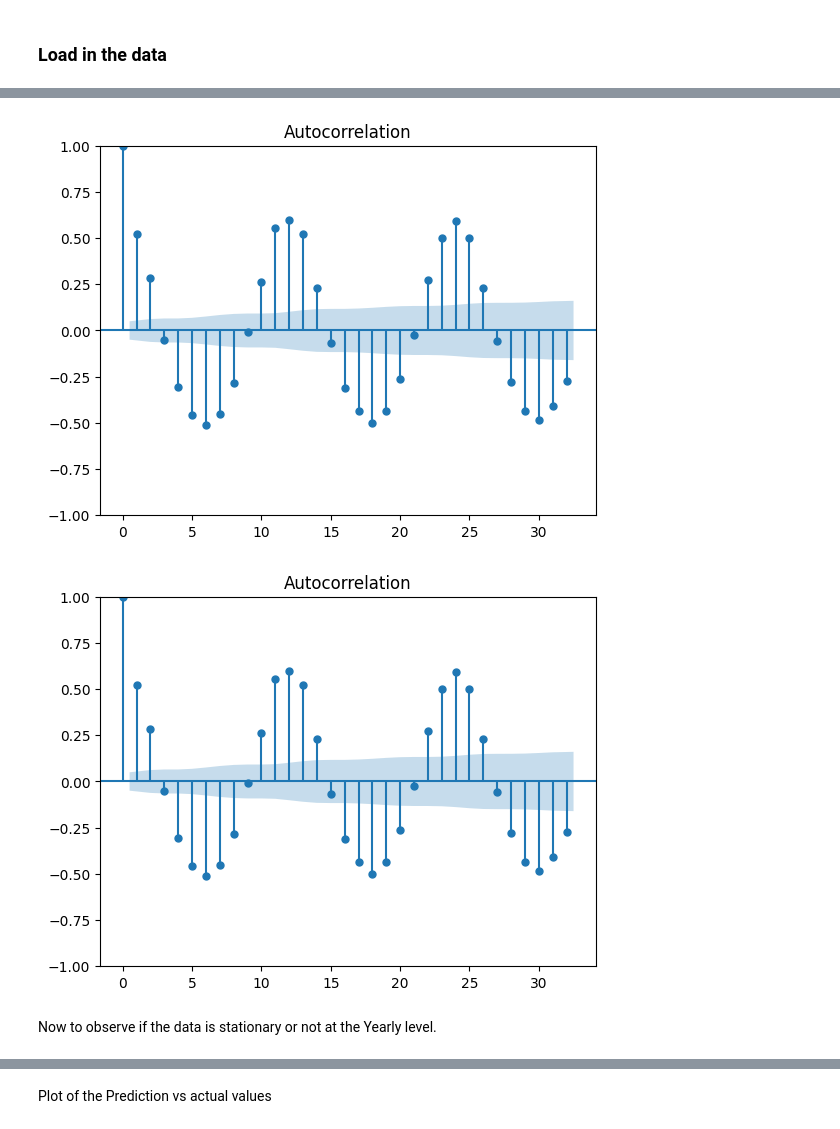
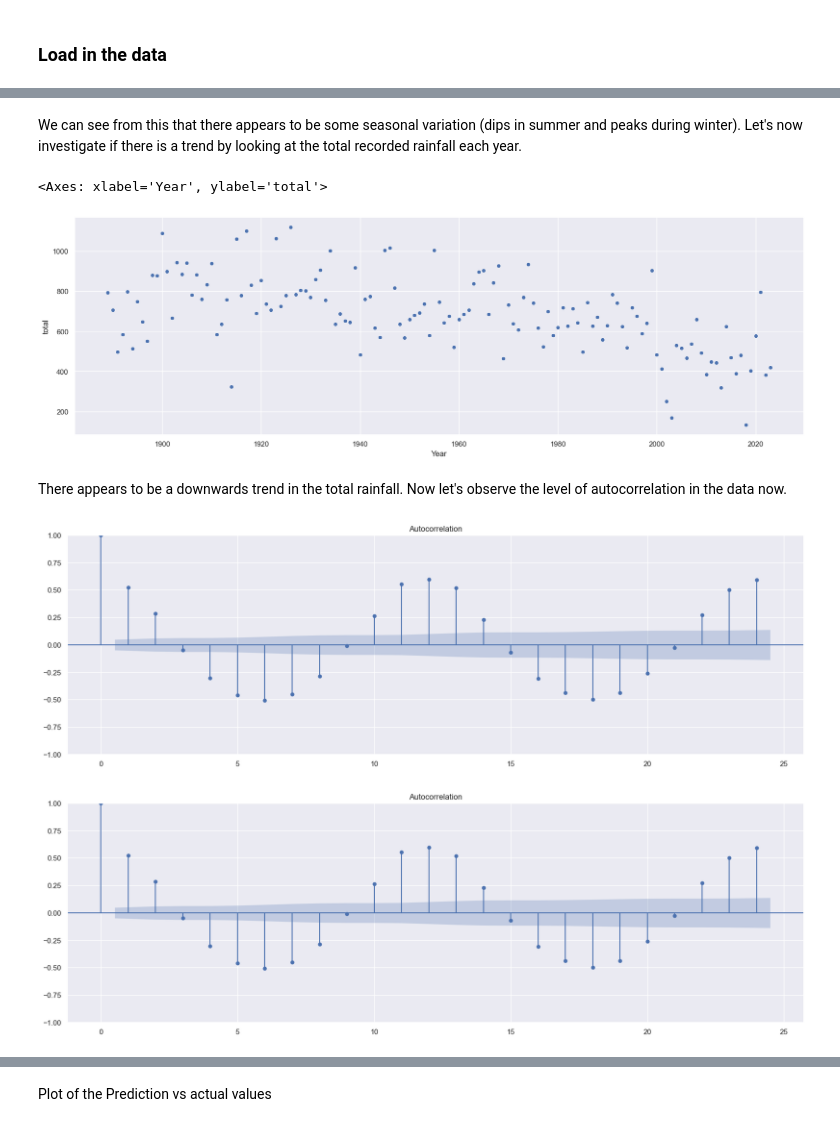
Before and after one commit to JordanBrown98/Gingin-WA-Rainfall-Analysis, a Jupyter notebook: Gingin_Analysis.ipynb, the cells around one changed output, grey strips where cells are left out. Drawn from its saved outputs; the diff is of its cells as text; code cells hidden in the pictures.

```diff
--- a/Gingin_Analysis.ipynb
+++ b/Gingin_Analysis.ipynb
@@ -17,0 +19,8 @@ Now that we have loaded the rainfall data, let's now explore the trends observed
+# %%
+rainfall = rainfall.assign(time = rainfall["Year"] + rainfall["Month"]/12)
+rainfall_21st_century = rainfall[rainfall["Year"] >= 2000]
+
+
+sns.set(rc={'figure.figsize':(20,6)})
+# sns.lineplot(data=rainfall, x="time", y = "Monthly Precipitation Total (millimetres)")
+sns.lineplot(data=rainfall_21st_century, x = "time", y = "Monthly Precipitation Total (millimetres)")
@@ -18,5 +30,19 @@ Now that we have loaded the rainfall data, let's now explore the trends observed
+# %% [markdown]
+We can see from this that there appears to be some seasonal variation (dips in summer and peaks during winter). Let's now investigate if there is a trend by looking at the total recorded rainfall each year.
+# %%
+rainfall_yearly_precip = rainfall.groupby(["Year"]).agg(
+    total=pd.NamedAgg(column="Monthly Precipitation Total (millimetres)", aggfunc="sum"))
+
+sns.scatterplot(data=rainfall_yearly_precip, x = "Year", y= "total")
+
+# sns.regplot(data = rainfall_yearly_precip, x= "Year", y= "mean")
+# %% [output]
+<Axes: xlabel='Year', ylabel='total'>
+[figure, added]
+# %% [markdown]
+There appears to be a downwards trend in the total rainfall. Now let's observe the level of autocorrelation in the data now.
 # %%
-plot_acf(rainfall["Monthly Precipitation Total (millimetres)"])
+plot_acf(rainfall["Monthly Precipitation Total (millimetres)"], lags=24)
 # %% [output]
-[figure, old version]
+[figure, new version]
-[figure, old version]
+[figure, new version]
@@ -25,2 +48,0 @@ A seasonally autoregressive model seems appropriate here (SARIMA). This requires
-# %% [markdown]
-Now to observe if the data is stationary or not at the Yearly level.
```
Also changed, not shown: parts of 17 cells of this notebook.
